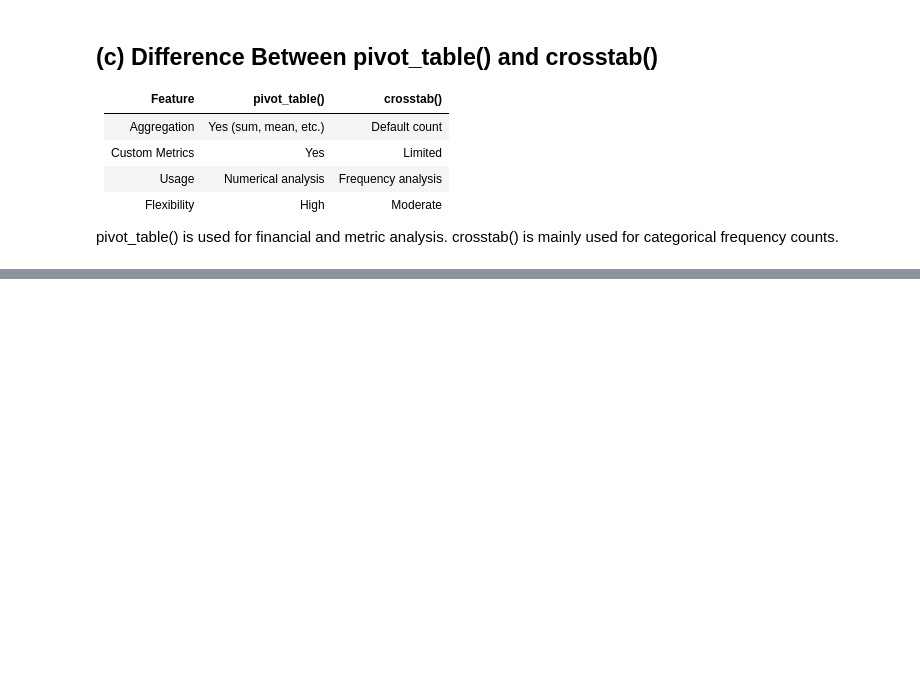
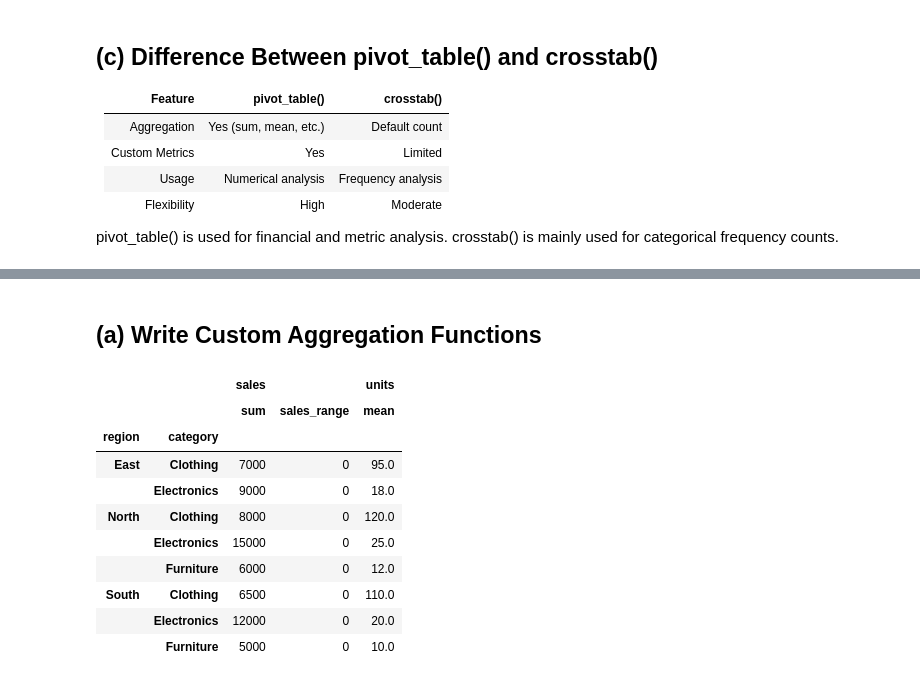
Before and after one commit to dineshbasnet/Advanced_python_lab_reports, a Jupyter notebook: main.ipynb, the cells around one changed output, grey strips where cells are left out. Cells and saved outputs as stored; diff of their text form; code cells hidden in the pictures; blank space fills up the shorter version.

```diff
--- a/main.ipynb
+++ b/main.ipynb
@@ -473,0 +584,24 @@ crosstab() is mainly used for categorical frequency counts.
+# %% [markdown]
+## (a) Write Custom Aggregation Functions
+# %%
+def sales_range(x):
+    return x.max() - x.min()
+
+custom_agg = df.groupby(["region","category"]).agg({
+    "sales":["sum",sales_range],
+    "units":"mean"
+})
+
+display(custom_agg)
+# %% [output]
+|  |  | sales |  | units |
+|  |  | sum | sales_range | mean |
+| region | category |  |  |  |
+| East | Clothing | 7000 | 0 | 95.0 |
+|  | Electronics | 9000 | 0 | 18.0 |
+| North | Clothing | 8000 | 0 | 120.0 |
+|  | Electronics | 15000 | 0 | 25.0 |
+|  | Furniture | 6000 | 0 | 12.0 |
+| South | Clothing | 6500 | 0 | 110.0 |
+|  | Electronics | 12000 | 0 | 20.0 |
+|  | Furniture | 5000 | 0 | 10.0 |
```
Also changed, not shown: parts of 20 cells of this notebook.
